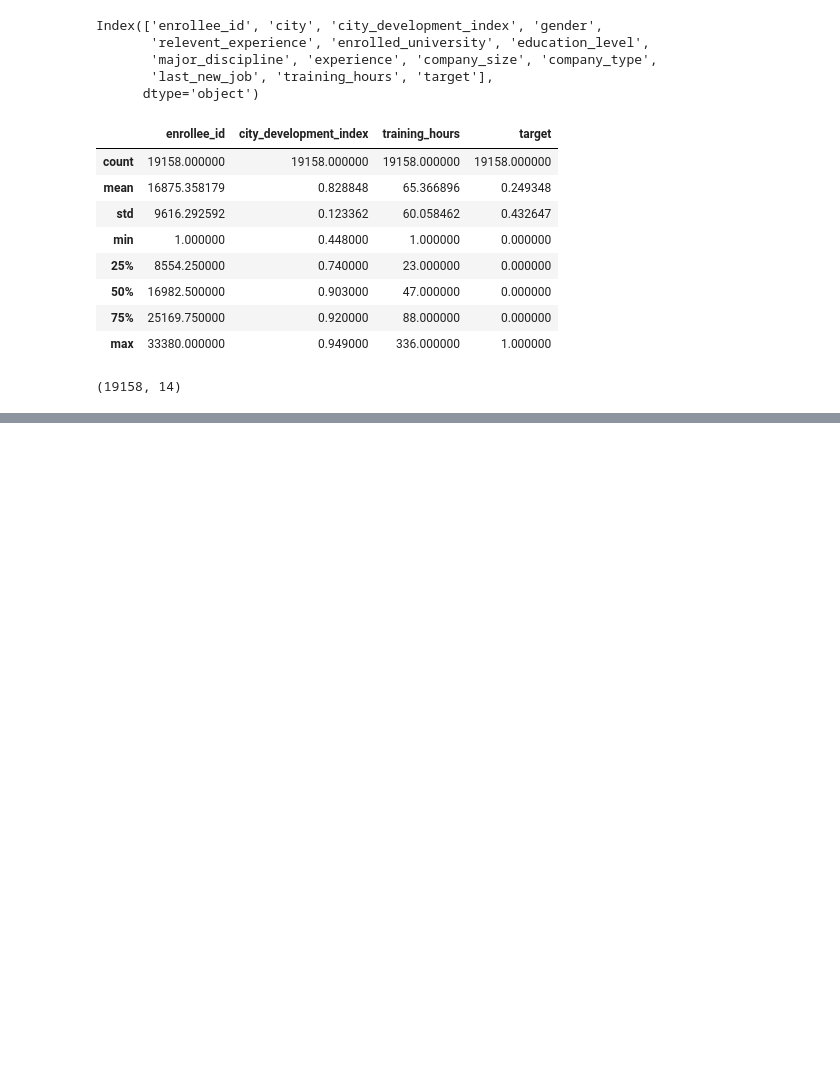
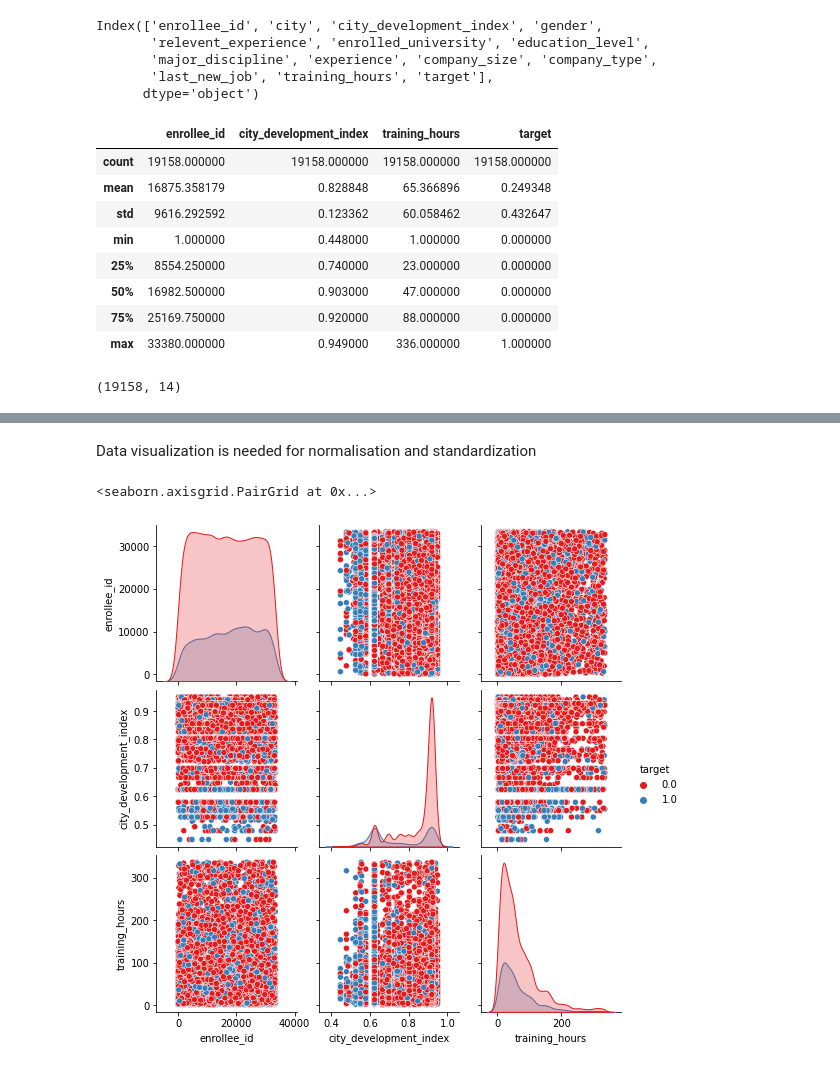
Before and after one commit to arindamdeyofficial/JobChurnInIt, a Jupyter notebook: jobchurnit.ipynb, the cells around one changed output, grey strips where cells are left out. Drawn from its saved outputs; the diff is of its cells as text; code cells hidden in the pictures; blank space fills up the shorter version.

```diff
--- a/jobchurnit.ipynb
+++ b/jobchurnit.ipynb
@@ -80,0 +226,7 @@ df.shape
+# %% [markdown]
+Data visualization is needed for normalisation and standardization
+# %%
+sns.pairplot(df,hue='target',palette='Set1')
+# %% [output]
+<seaborn.axisgrid.PairGrid at 0x...>
+[figure, added]
```
Also changed, not shown: parts of 37 cells of this notebook.
